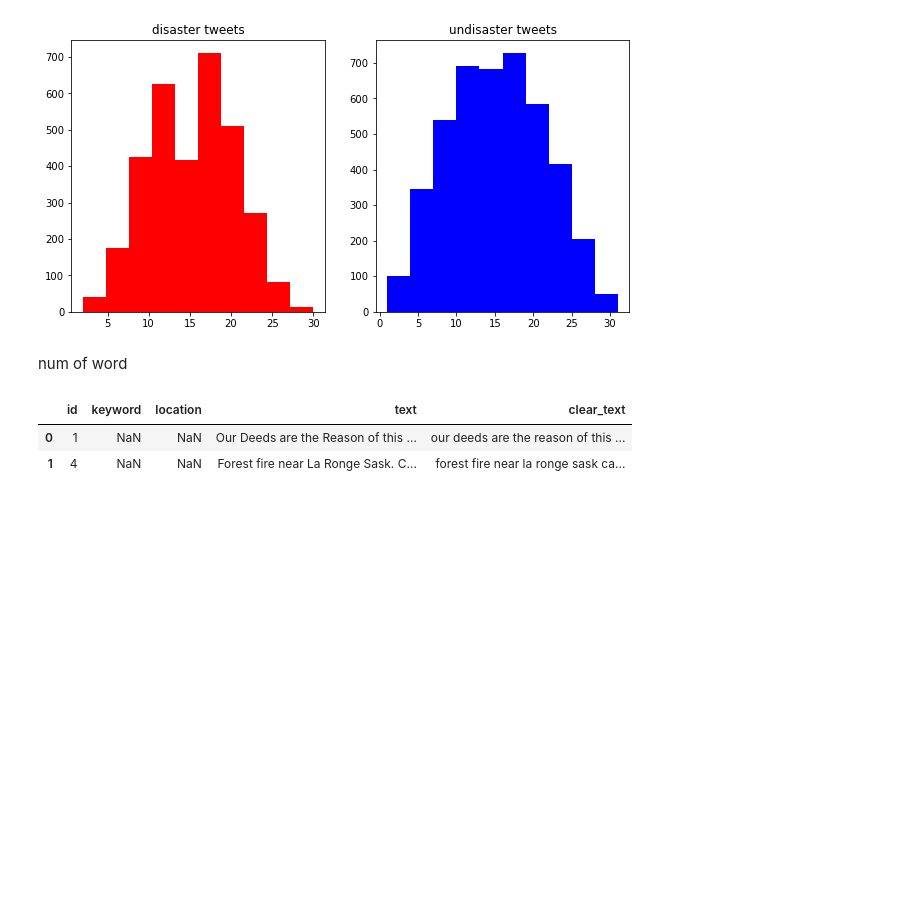
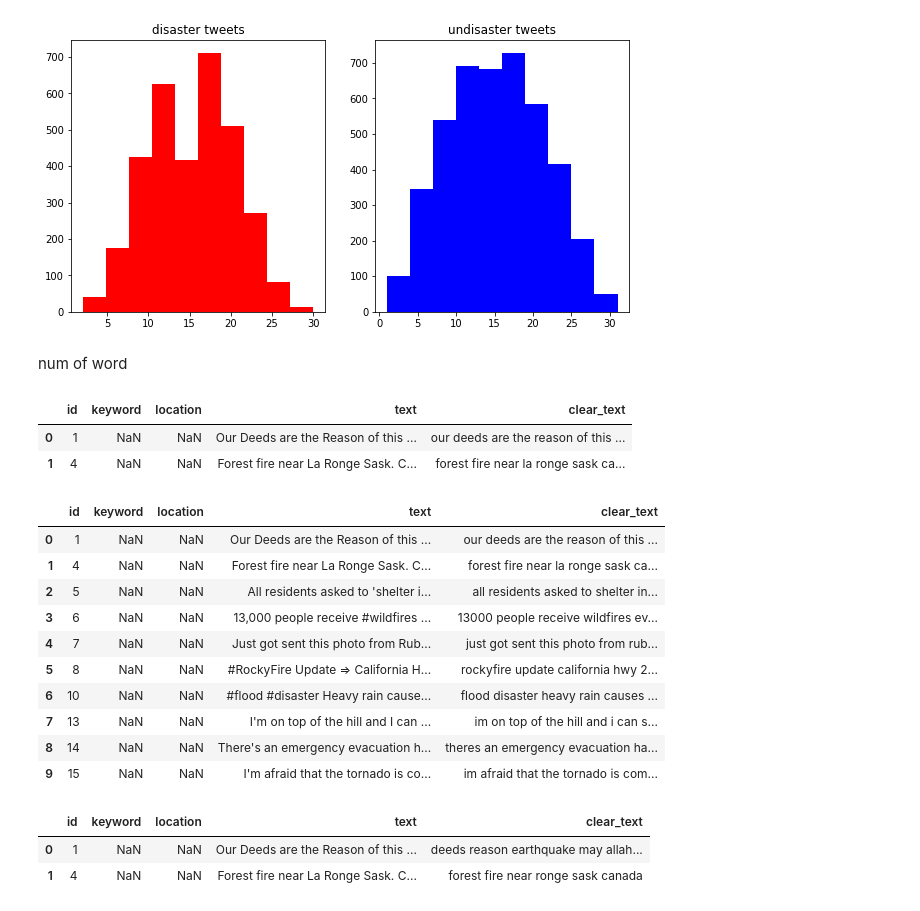
Before and after one commit to newdm2000/Kaggle_Competition, a Jupyter notebook: NLP with Disaster Tweets/code.ipynb, the cells around one changed output. Saved outputs shown, nothing was run; the diff lists cells and outputs as text; code cells hidden in the pictures; blank space fills up the shorter version.

```diff
--- a/NLP with Disaster Tweets/code.ipynb
+++ b/NLP with Disaster Tweets/code.ipynb
@@ -129,0 +129,34 @@ for i in tqdm(range(len(clear_text_list))):
+# %%
+train_x.head(10)
+# %% [output]
+|  | id | keyword | location | text | clear_text |
+| 0 | 1 | NaN | NaN | Our Deeds are the Reason of this ... | our deeds are the reason of this ... |
+| 1 | 4 | NaN | NaN | Forest fire near La Ronge Sask. C... | forest fire near la ronge sask ca... |
+| 2 | 5 | NaN | NaN | All residents asked to 'shelter i... | all residents asked to shelter in... |
+| 3 | 6 | NaN | NaN | 13,000 people receive #wildfires ... | 13000 people receive wildfires ev... |
+| 4 | 7 | NaN | NaN | Just got sent this photo from Rub... | just got sent this photo from rub... |
+| 5 | 8 | NaN | NaN | #RockyFire Update => California H... | rockyfire update california hwy 2... |
+| 6 | 10 | NaN | NaN | #flood #disaster Heavy rain cause... | flood disaster heavy rain causes ... |
+| 7 | 13 | NaN | NaN | I'm on top of the hill and I can ... | im on top of the hill and i can s... |
+| 8 | 14 | NaN | NaN | There's an emergency evacuation h... | theres an emergency evacuation ha... |
+| 9 | 15 | NaN | NaN | I'm afraid that the tornado is co... | im afraid that the tornado is com... |
+# %%
+import re
+stop_words = set(stopwords.words('english'))
+
+text_list=list(train_x['clear_text'])
+
+clear_text_list = []
+
+for i in tqdm(range(len(text_list))):
+    words_tokens = word_tokenize(text_list[i])
+    words_tokens =[word for word in words_tokens if word not in stop_words]
+    words_tokens =[word for word in words_tokens if len(word) > 2]
+    clear_text_list.append(' '.join(words_tokens))
+
+train_x['clear_text'] = clear_text_list
+train_x.head(2)
+# %% [output]
+|  | id | keyword | location | text | clear_text |
+| 0 | 1 | NaN | NaN | Our Deeds are the Reason of this ... | deeds reason earthquake may allah... |
+| 1 | 4 | NaN | NaN | Forest fire near La Ronge Sask. C... | forest fire near ronge sask canada |
```
Also changed, not shown: parts of 12 cells of this notebook, 1 other file.
